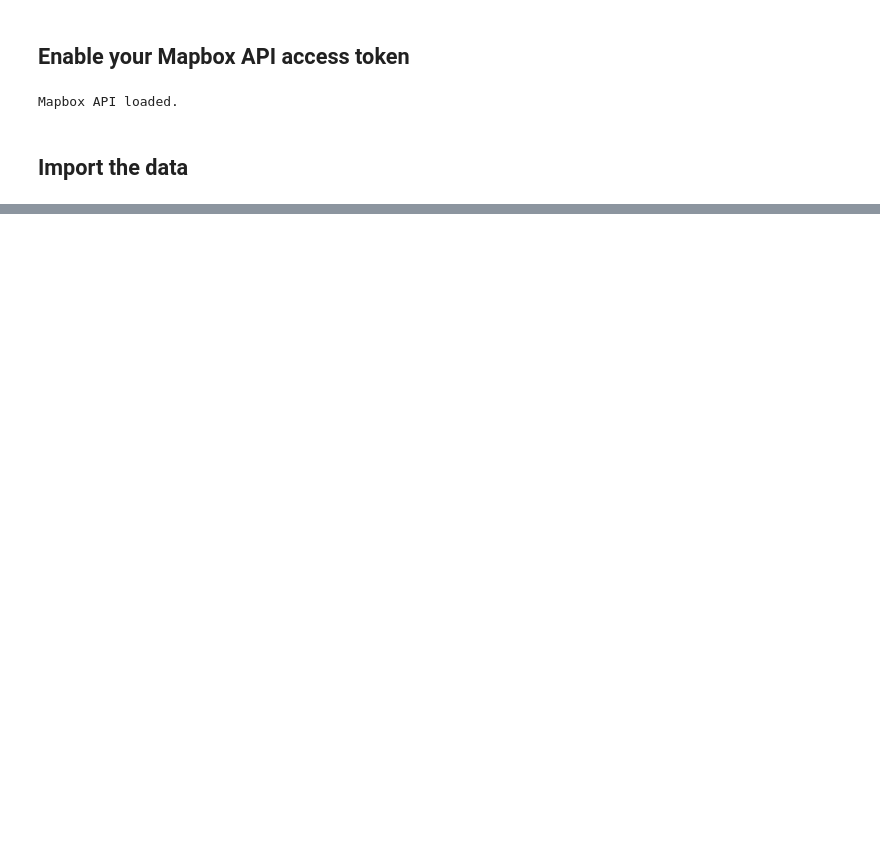
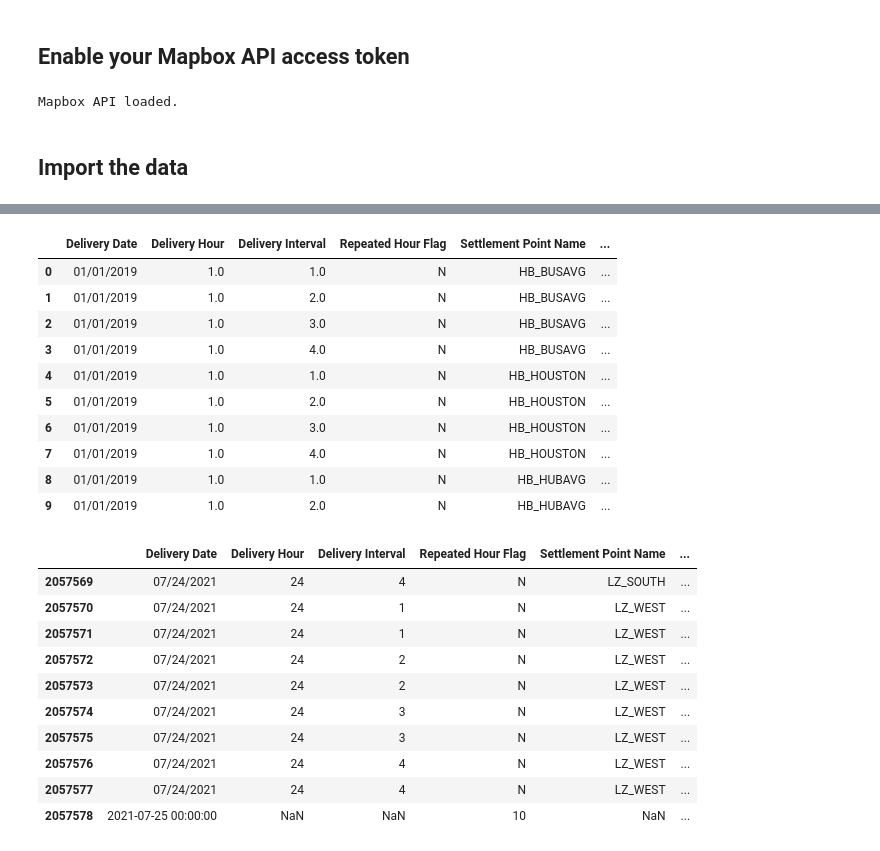
Before and after one commit to ccharafeddine/Degree_Day_Analysis, a Jupyter notebook: degree_day_analysis.ipynb, the cells around one changed output, grey strips where cells are left out. Drawn from its saved outputs; the diff is of its cells as text; code cells hidden in the pictures; blank space fills up the shorter version.

Commit message:
import ercot csvs into dataframe

```diff
--- a/degree_day_analysis.ipynb
+++ b/degree_day_analysis.ipynb
@@ -32,0 +36,3 @@ Mapbox API loaded.
+# %%
+ercot_rtm_2019 = gd.get_ercot_year_df(gd.rtm_path_prefix, '2019')
+ercot_rtm_2019.head()
@@ -32,0 +46,3 @@ Mapbox API loaded.
+# %%
+ercot_rtm_2020 = gd.get_ercot_year_df(gd.rtm_path_prefix, '2020')
+ercot_rtm_2020.head()
@@ -32,0 +56,3 @@ Mapbox API loaded.
+# %%
+ercot_rtm_2021 = gd.get_ercot_year_df(gd.rtm_path_prefix, '2021')
+ercot_rtm_2021.head()
@@ -32,0 +66,5 @@ Mapbox API loaded.
+# %%
+ercot_rtm_df = pd.concat(
+    [ercot_rtm_2019, ercot_rtm_2020, ercot_rtm_2021],
+    ignore_index=True,
+)
@@ -32,0 +78,26 @@ Mapbox API loaded.
+# %%
+display(ercot_rtm_df.head(10))
+display(ercot_rtm_df.tail(10))
+# %% [output]
+|  | Delivery Date | Delivery Hour | Delivery Interval | Repeated Hour Flag | Settlement Point Name | ... |
+| 0 | 01/01/2019 | 1.0 | 1.0 | N | HB_BUSAVG | ... |
+| 1 | 01/01/2019 | 1.0 | 2.0 | N | HB_BUSAVG | ... |
+| 2 | 01/01/2019 | 1.0 | 3.0 | N | HB_BUSAVG | ... |
+| 3 | 01/01/2019 | 1.0 | 4.0 | N | HB_BUSAVG | ... |
+| 4 | 01/01/2019 | 1.0 | 1.0 | N | HB_HOUSTON | ... |
+| 5 | 01/01/2019 | 1.0 | 2.0 | N | HB_HOUSTON | ... |
+| 6 | 01/01/2019 | 1.0 | 3.0 | N | HB_HOUSTON | ... |
+| 7 | 01/01/2019 | 1.0 | 4.0 | N | HB_HOUSTON | ... |
+| 8 | 01/01/2019 | 1.0 | 1.0 | N | HB_HUBAVG | ... |
+| 9 | 01/01/2019 | 1.0 | 2.0 | N | HB_HUBAVG | ... |
+|  | Delivery Date | Delivery Hour | Delivery Interval | Repeated Hour Flag | Settlement Point Name | ... |
+| 2057569 | 07/24/2021 | 24 | 4 | N | LZ_SOUTH | ... |
+| 2057570 | 07/24/2021 | 24 | 1 | N | LZ_WEST | ... |
+| 2057571 | 07/24/2021 | 24 | 1 | N | LZ_WEST | ... |
+| 2057572 | 07/24/2021 | 24 | 2 | N | LZ_WEST | ... |
+| 2057573 | 07/24/2021 | 24 | 2 | N | LZ_WEST | ... |
+| 2057574 | 07/24/2021 | 24 | 3 | N | LZ_WEST | ... |
+| 2057575 | 07/24/2021 | 24 | 3 | N | LZ_WEST | ... |
+| 2057576 | 07/24/2021 | 24 | 4 | N | LZ_WEST | ... |
+| 2057577 | 07/24/2021 | 24 | 4 | N | LZ_WEST | ... |
+| 2057578 | 2021-07-25 00:00:00 | NaN | NaN | 10 | NaN | ... |
```
Also changed, not shown: parts of 7 cells of this notebook.
